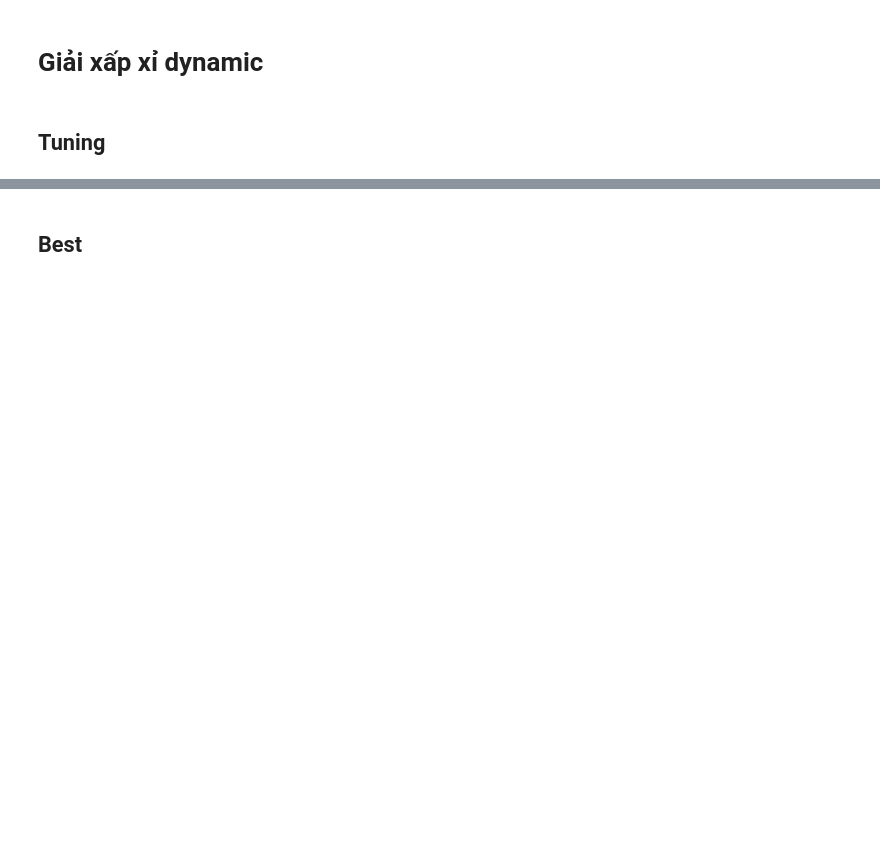
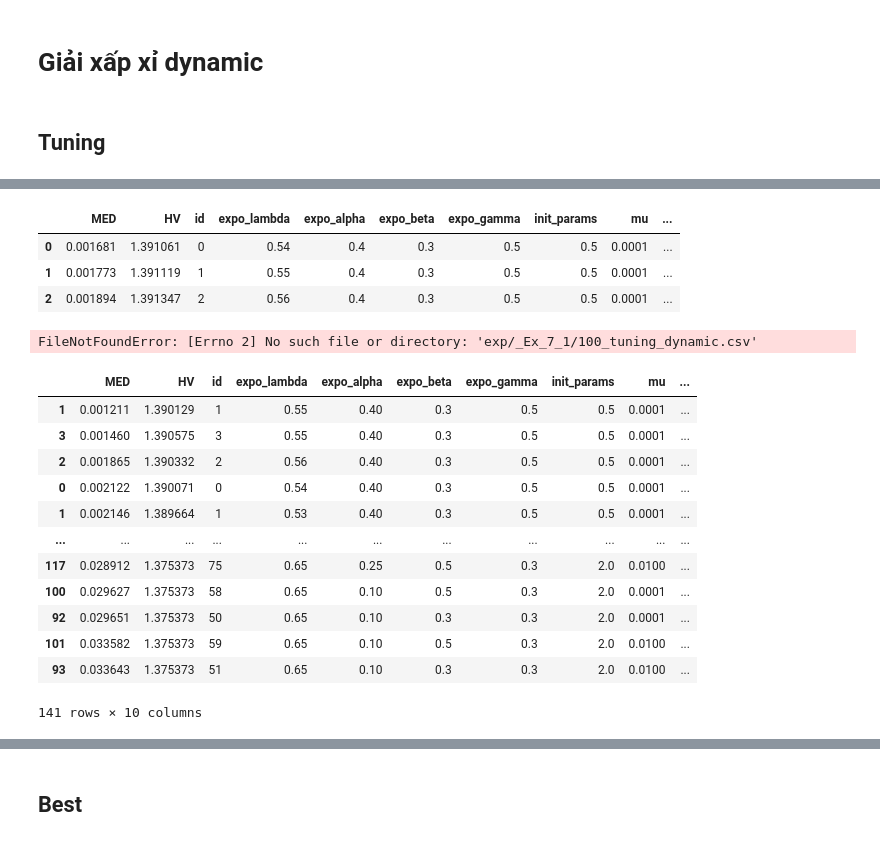
Before and after one commit to ritvien/ESP_Hypernet, a Jupyter notebook: 6_Evaluate/1_Overall_7_1.ipynb, the cells around one changed output, grey strips where cells are left out. Saved outputs shown, nothing was run; the diff lists cells and outputs as text; code cells hidden in the pictures; blank space fills up the shorter version.

```diff
--- a/6_Evaluate/1_Overall_7_1.ipynb
+++ b/6_Evaluate/1_Overall_7_1.ipynb
@@ -516,0 +433,29 @@ Số lượng cấu hình: 96 | Số tia: 50
+# %%
+df.sort_values("MED")
+# %% [output]
+|  | MED | HV | id | expo_lambda | expo_alpha | expo_beta | expo_gamma | init_params | mu | ... |
+| 0 | 0.001681 | 1.391061 | 0 | 0.54 | 0.4 | 0.3 | 0.5 | 0.5 | 0.0001 | ... |
+| 1 | 0.001773 | 1.391119 | 1 | 0.55 | 0.4 | 0.3 | 0.5 | 0.5 | 0.0001 | ... |
+| 2 | 0.001894 | 1.391347 | 2 | 0.56 | 0.4 | 0.3 | 0.5 | 0.5 | 0.0001 | ... |
+# %%
+old_df = pd.read_csv(f"exp/{case}/{n_rays}_tuning_dynamic.csv")
+# %% [output]
+FileNotFoundError: [Errno 2] No such file or directory: 'exp/_Ex_7_1/100_tuning_dynamic.csv'
+# %%
+df = pd.concat([df, old_df])
+# %%
+df.sort_values("MED")
+# %% [output]
+|  | MED | HV | id | expo_lambda | expo_alpha | expo_beta | expo_gamma | init_params | mu | ... |
+| 1 | 0.001211 | 1.390129 | 1 | 0.55 | 0.40 | 0.3 | 0.5 | 0.5 | 0.0001 | ... |
+| 3 | 0.001460 | 1.390575 | 3 | 0.55 | 0.40 | 0.3 | 0.5 | 0.5 | 0.0001 | ... |
+| 2 | 0.001865 | 1.390332 | 2 | 0.56 | 0.40 | 0.3 | 0.5 | 0.5 | 0.0001 | ... |
+| 0 | 0.002122 | 1.390071 | 0 | 0.54 | 0.40 | 0.3 | 0.5 | 0.5 | 0.0001 | ... |
+| 1 | 0.002146 | 1.389664 | 1 | 0.53 | 0.40 | 0.3 | 0.5 | 0.5 | 0.0001 | ... |
+| ... | ... | ... | ... | ... | ... | ... | ... | ... | ... | ... |
+| 117 | 0.028912 | 1.375373 | 75 | 0.65 | 0.25 | 0.5 | 0.3 | 2.0 | 0.0100 | ... |
+| 100 | 0.029627 | 1.375373 | 58 | 0.65 | 0.10 | 0.5 | 0.3 | 2.0 | 0.0001 | ... |
+| 92 | 0.029651 | 1.375373 | 50 | 0.65 | 0.10 | 0.3 | 0.3 | 2.0 | 0.0001 | ... |
+| 101 | 0.033582 | 1.375373 | 59 | 0.65 | 0.10 | 0.5 | 0.3 | 2.0 | 0.0100 | ... |
+| 93 | 0.033643 | 1.375373 | 51 | 0.65 | 0.10 | 0.3 | 0.3 | 2.0 | 0.0100 | ... |
+141 rows × 10 columns
```
Also changed, not shown: parts of 33 cells of this notebook, 12 other files.
